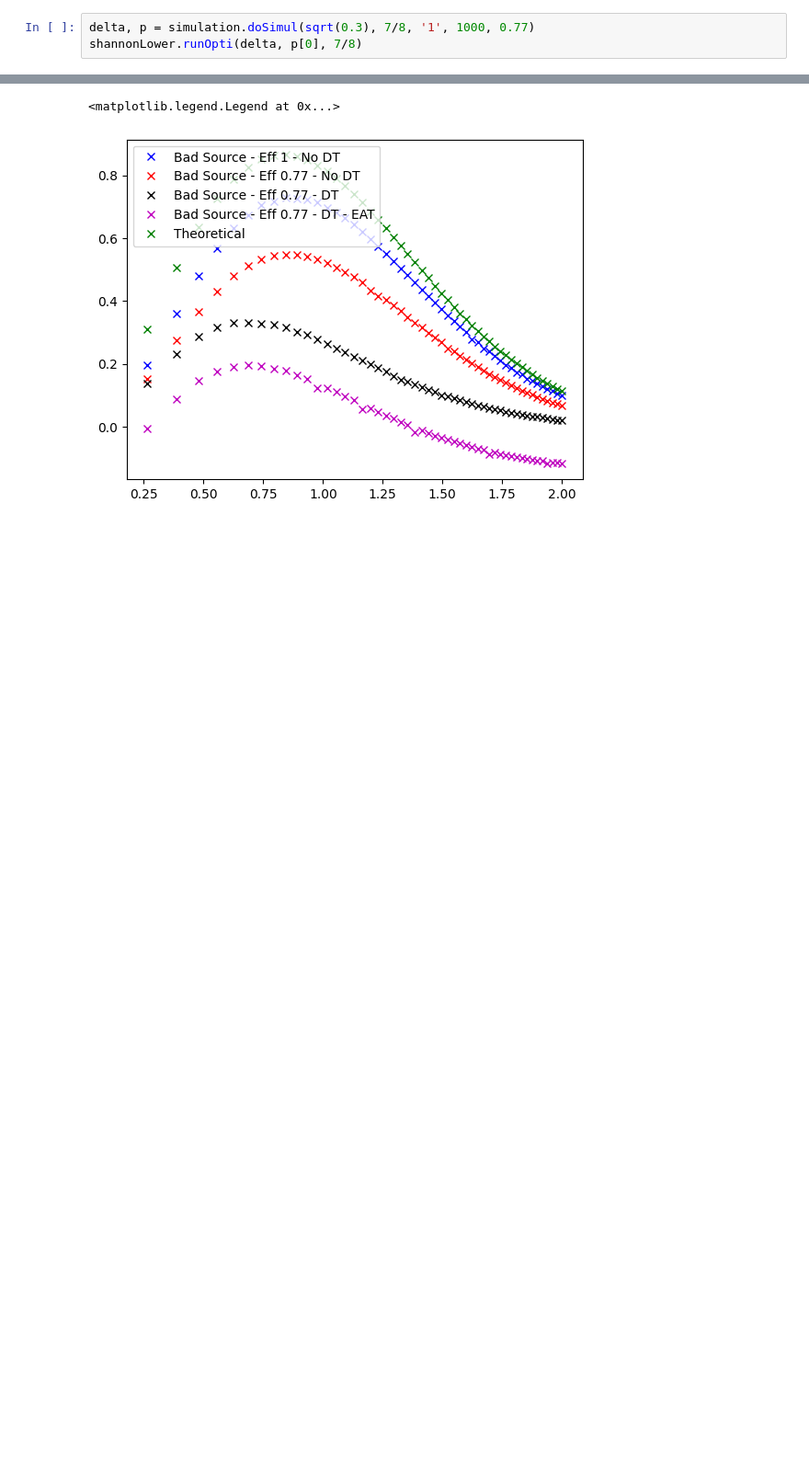
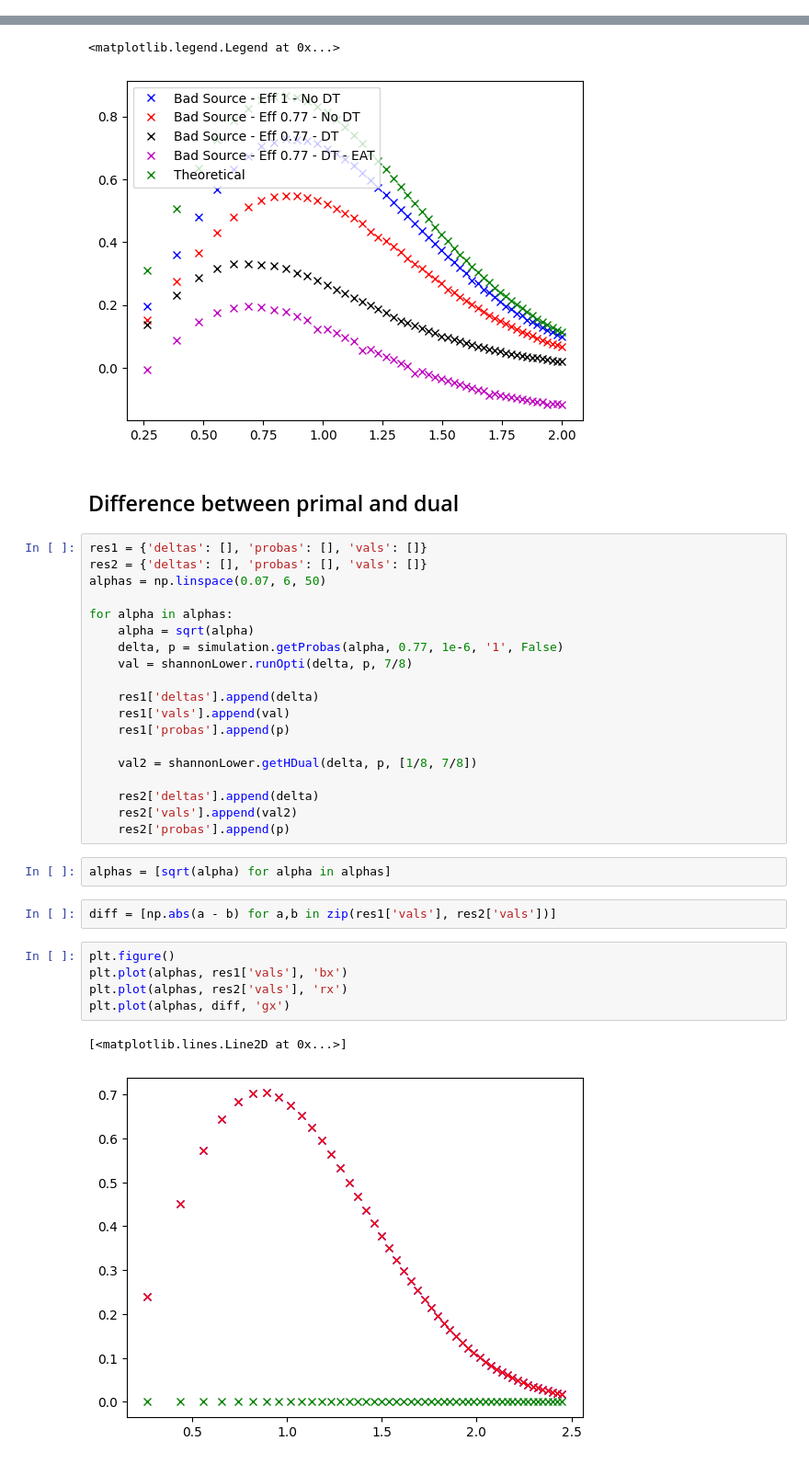
Before and after one commit to thmaoe/Master-thesis-QKD, a Jupyter notebook: results.ipynb, the cells around one changed output, grey strips where cells are left out. Shown: that part at 92% size. Saved outputs shown, nothing was run; the diff lists cells and outputs as text; blank space fills up the shorter version.

Commit message:
added dual computation

```diff
--- a/results.ipynb
+++ b/results.ipynb
@@ -125,3 +13,0 @@ p
-# %%
-delta, p = simulation.doSimul(sqrt(0.3), 7/8, '1', 1000, 0.77)
-shannonLower.runOpti(delta, p[0], 7/8)
@@ -663,3 +540,36 @@ plt.legend(loc='upper left')
 # %% [output]
 <matplotlib.legend.Legend at 0x...>
 [figure]
+# %% [markdown]
+## Difference between primal and dual
+# %%
+res1 = {'deltas': [], 'probas': [], 'vals': []}
+res2 = {'deltas': [], 'probas': [], 'vals': []}
+alphas = np.linspace(0.07, 6, 50)
+
+for alpha in alphas:
+    alpha = sqrt(alpha)
+    delta, p = simulation.getProbas(alpha, 0.77, 1e-6, '1', False)
+    val = shannonLower.runOpti(delta, p, 7/8)
+
+    res1['deltas'].append(delta)
+    res1['vals'].append(val)
+    res1['probas'].append(p)
+
+    val2 = shannonLower.getHDual(delta, p, [1/8, 7/8])
+
+    res2['deltas'].append(delta)
+    res2['vals'].append(val2)
+    res2['probas'].append(p)
+# %%
+alphas = [sqrt(alpha) for alpha in alphas]
+# %%
+diff = [np.abs(a - b) for a,b in zip(res1['vals'], res2['vals'])]
+# %%
+plt.figure()
+plt.plot(alphas, res1['vals'], 'bx')
+plt.plot(alphas, res2['vals'], 'rx')
+plt.plot(alphas, diff, 'gx')
+# %% [output]
+[<matplotlib.lines.Line2D at 0x...>]
+[figure, added]
```
Also changed, not shown: parts of 7 cells of this notebook, 3 other files.
